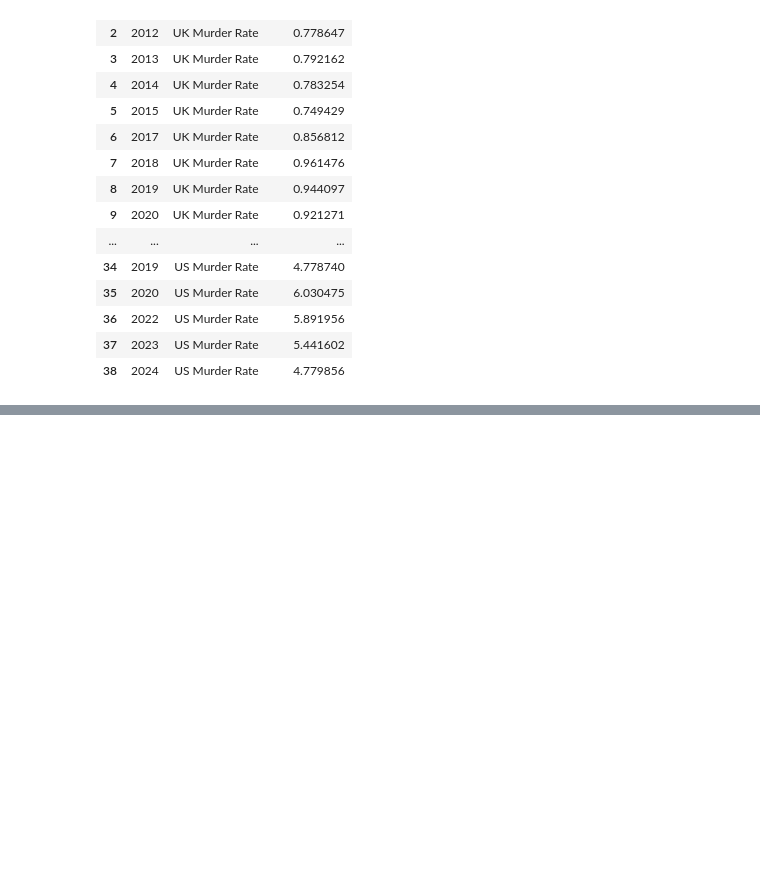
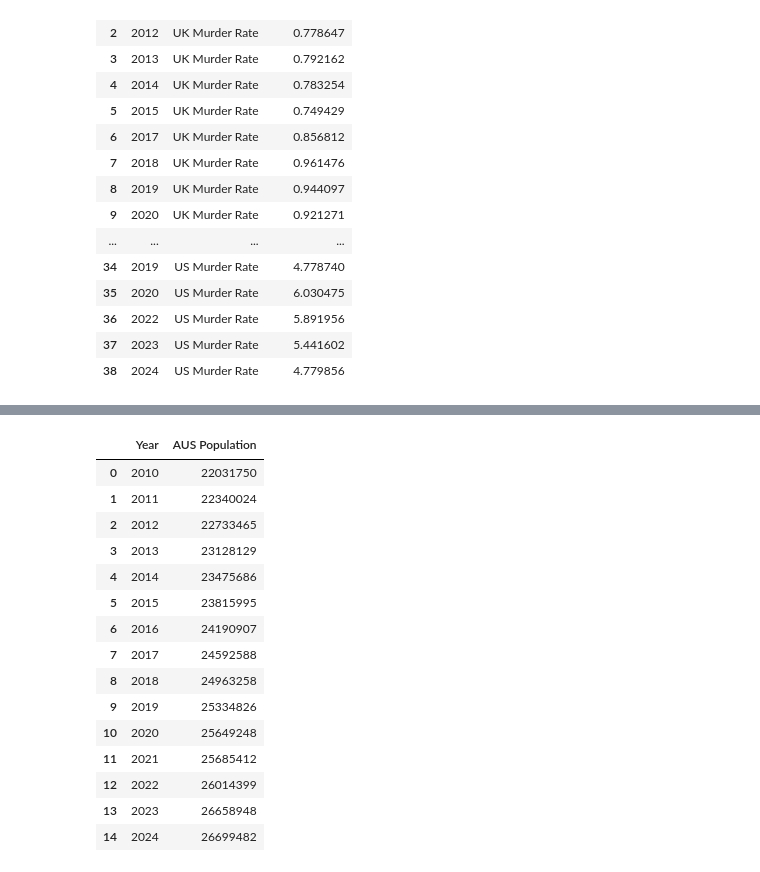
Before and after one commit to rdriley32/rdriley32.github.io, a Jupyter notebook: python_notebooks/Workbook.ipynb, the cells around one changed output, grey strips where cells are left out. Drawn from its saved outputs; the diff is of its cells as text; code cells hidden in the pictures; blank space fills up the shorter version.

```diff
--- a/python_notebooks/Workbook.ipynb
+++ b/python_notebooks/Workbook.ipynb
@@ -211,0 +265,21 @@ us_murder_rate_lines.save(myJekyllSaveDir + 'us_murder_rate_line.json')
+# %%
+aus_population_by_year = australia_homicides.groupby('Year', as_index=False)['Population'].sum()
+aus_population_by_year = aus_population_by_year.rename(columns={'Population': 'AUS Population'})
+aus_population_by_year
+# %% [output]
+|  | Year | AUS Population |
+| 0 | 2010 | 22031750 |
+| 1 | 2011 | 22340024 |
+| 2 | 2012 | 22733465 |
+| 3 | 2013 | 23128129 |
+| 4 | 2014 | 23475686 |
+| 5 | 2015 | 23815995 |
+| 6 | 2016 | 24190907 |
+| 7 | 2017 | 24592588 |
+| 8 | 2018 | 24963258 |
+| 9 | 2019 | 25334826 |
+| 10 | 2020 | 25649248 |
+| 11 | 2021 | 25685412 |
+| 12 | 2022 | 26014399 |
+| 13 | 2023 | 26658948 |
+| 14 | 2024 | 26699482 |
```
Also changed, not shown: parts of 13 cells of this notebook, 3 other files.
